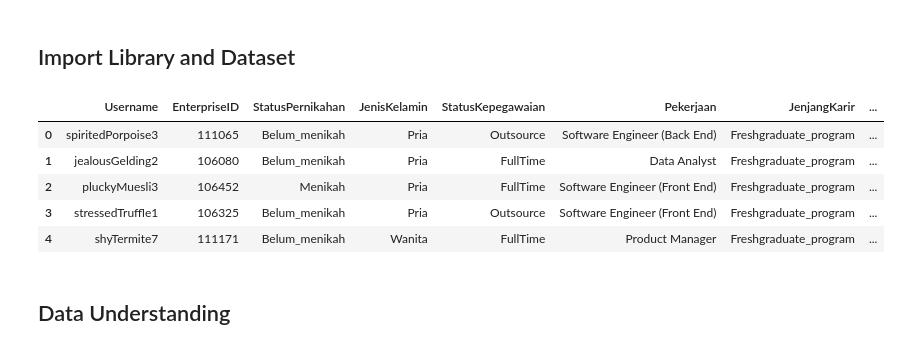
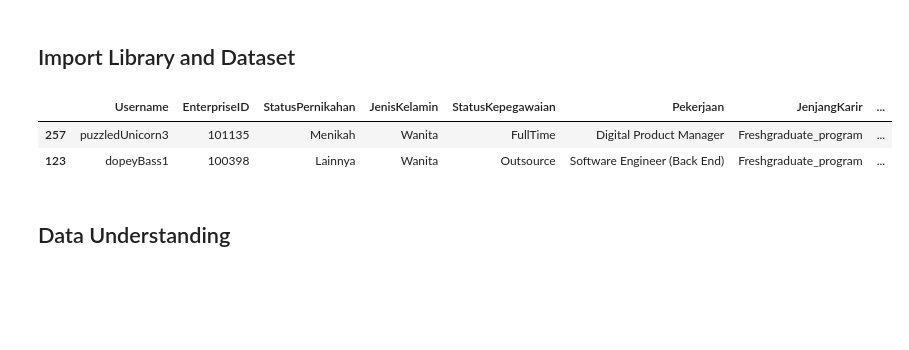
Before and after one commit to garrylgiancarlo/project-emp-retention, a Jupyter notebook: emp-retention.ipynb, the cells around one changed output. Cells and saved outputs as stored; diff of their text form; code cells hidden in the pictures; blank space fills up the shorter version.

```diff
--- a/emp-retention.ipynb
+++ b/emp-retention.ipynb
@@ -13,14 +13,11 @@ warnings.filterwarnings('ignore')
 # %%
 data_raw = pd.read_csv(r'Improving Employee Retention by Predicting Employee Attrition Using Machine Learning.xlsx - hr_data.csv')
 pd.set_option('display.max_column', None)
-data_raw.head()
+data_raw.sample(2)
 # %% [output]
 |  | Username | EnterpriseID | StatusPernikahan | JenisKelamin | StatusKepegawaian | Pekerjaan | JenjangKarir | ... |
-| 0 | spiritedPorpoise3 | 111065 | Belum_menikah | Pria | Outsource | Software Engineer (Back End) | Freshgraduate_program | ... |
-| 1 | jealousGelding2 | 106080 | Belum_menikah | Pria | FullTime | Data Analyst | Freshgraduate_program | ... |
-| 2 | pluckyMuesli3 | 106452 | Menikah | Pria | FullTime | Software Engineer (Front End) | Freshgraduate_program | ... |
-| 3 | stressedTruffle1 | 106325 | Belum_menikah | Pria | Outsource | Software Engineer (Front End) | Freshgraduate_program | ... |
-| 4 | shyTermite7 | 111171 | Belum_menikah | Wanita | FullTime | Product Manager | Freshgraduate_program | ... |
+| 257 | puzzledUnicorn3 | 101135 | Menikah | Wanita | FullTime | Digital Product Manager | Freshgraduate_program | ... |
+| 123 | dopeyBass1 | 100398 | Lainnya | Wanita | Outsource | Software Engineer (Back End) | Freshgraduate_program | ... |
 # %% [markdown]
 ## Data Understanding
 # %%
```
Also changed, not shown: parts of 121 cells of this notebook.
